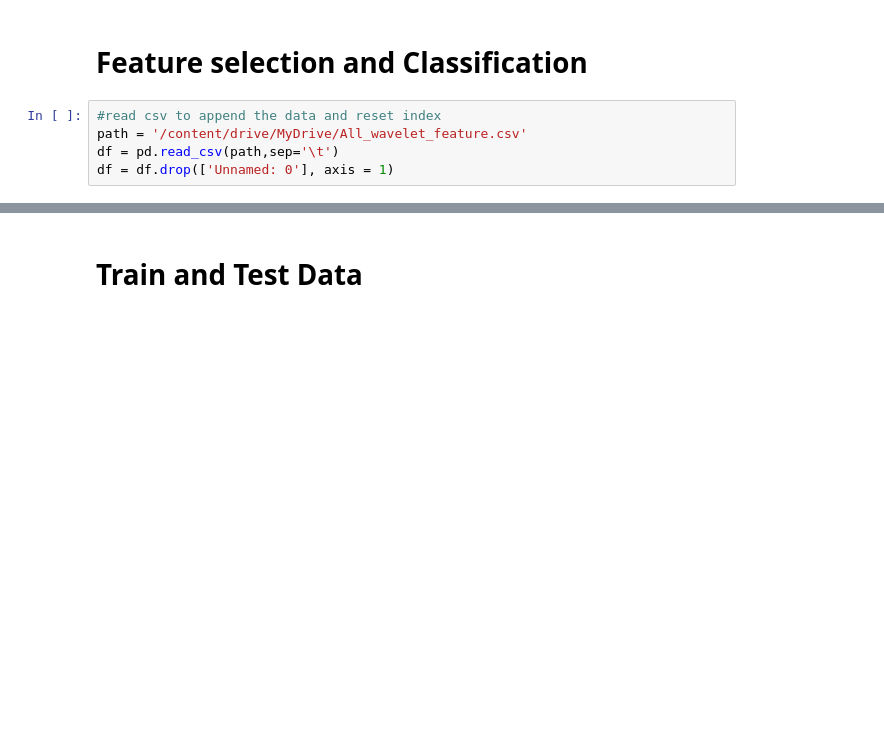
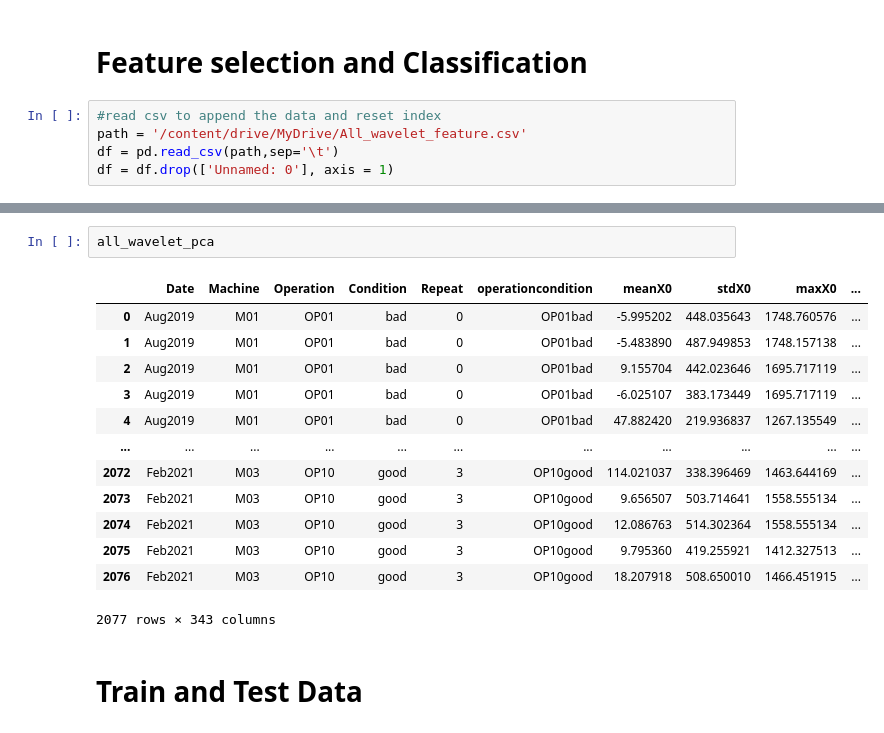
Before and after one commit to AbbasHussain72/Wavelet-featre-extraction-, a Jupyter notebook: current_wavelet_Transform_Technique.ipynb, the cells around one changed output, grey strips where cells are left out. Cells and saved outputs as stored; diff of their text form; blank space fills up the shorter version.

```diff
--- a/current_wavelet_Transform_Technique.ipynb
+++ b/current_wavelet_Transform_Technique.ipynb
@@ -674,3 +727,19 @@ AttributeError: ignored
+# %%
+all_wavelet_pca
+# %% [output]
+|  | Date | Machine | Operation | Condition | Repeat | operationcondition | meanX0 | stdX0 | maxX0 | ... |
+| 0 | Aug2019 | M01 | OP01 | bad | 0 | OP01bad | -5.995202 | 448.035643 | 1748.760576 | ... |
+| 1 | Aug2019 | M01 | OP01 | bad | 0 | OP01bad | -5.483890 | 487.949853 | 1748.157138 | ... |
+| 2 | Aug2019 | M01 | OP01 | bad | 0 | OP01bad | 9.155704 | 442.023646 | 1695.717119 | ... |
+| 3 | Aug2019 | M01 | OP01 | bad | 0 | OP01bad | -6.025107 | 383.173449 | 1695.717119 | ... |
+| 4 | Aug2019 | M01 | OP01 | bad | 0 | OP01bad | 47.882420 | 219.936837 | 1267.135549 | ... |
+| ... | ... | ... | ... | ... | ... | ... | ... | ... | ... | ... |
+| 2072 | Feb2021 | M03 | OP10 | good | 3 | OP10good | 114.021037 | 338.396469 | 1463.644169 | ... |
+| 2073 | Feb2021 | M03 | OP10 | good | 3 | OP10good | 9.656507 | 503.714641 | 1558.555134 | ... |
+| 2074 | Feb2021 | M03 | OP10 | good | 3 | OP10good | 12.086763 | 514.302364 | 1558.555134 | ... |
+| 2075 | Feb2021 | M03 | OP10 | good | 3 | OP10good | 9.795360 | 419.255921 | 1412.327513 | ... |
+| 2076 | Feb2021 | M03 | OP10 | good | 3 | OP10good | 18.207918 | 508.650010 | 1466.451915 | ... |
+2077 rows × 343 columns
 # %% [markdown]
 # Train and Test Data
 # %%
```
Also changed, not shown: parts of 6 cells of this notebook.
